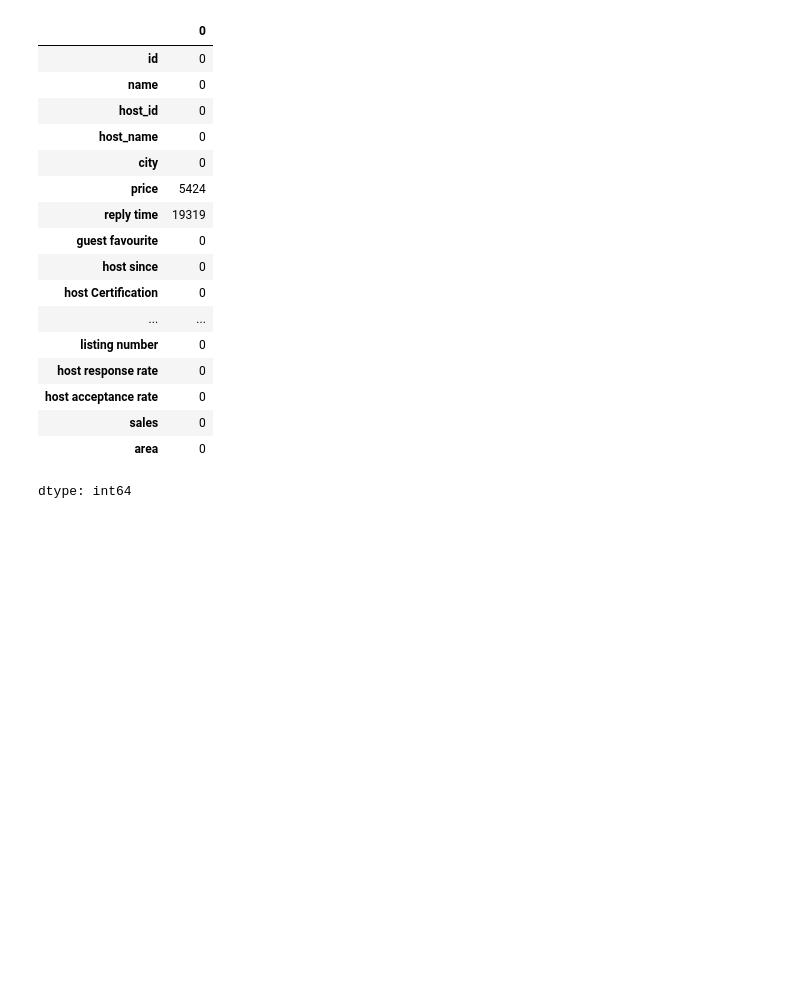
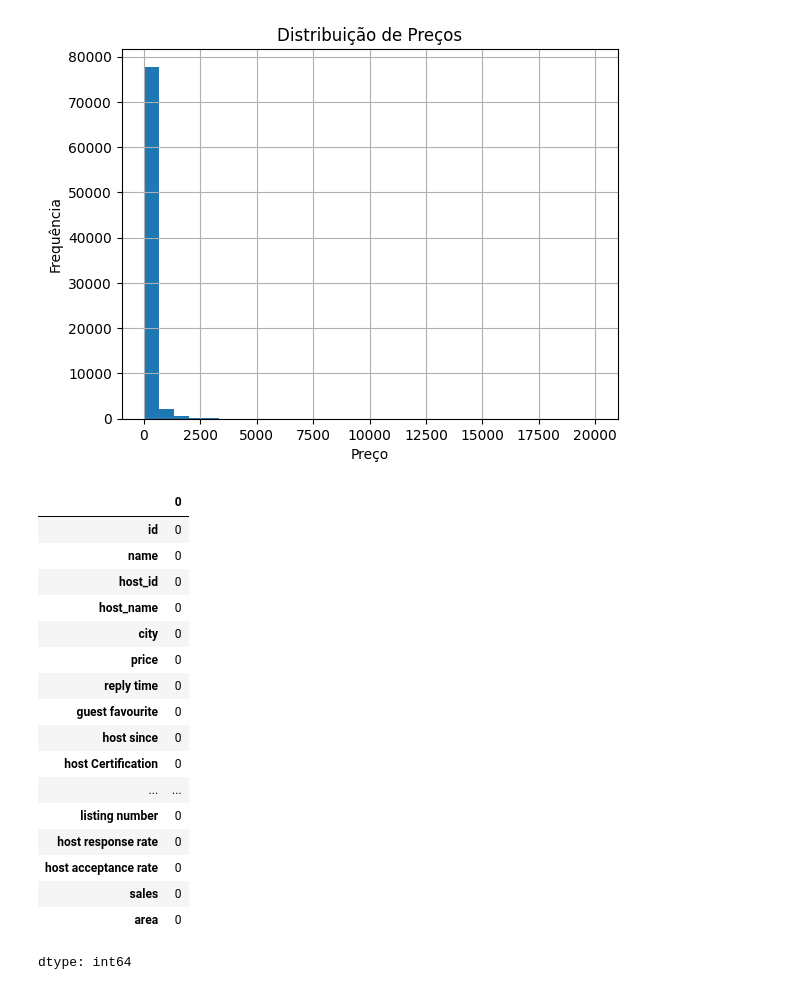
Before and after one commit to rian-souza/Airbnb-Inteligencia-de-Dados-Jul-Dez-2023, a Jupyter notebook: Airbnb_EDA.ipynb, the cells around one changed output. Cells and saved outputs as stored; diff of their text form; code cells hidden in the pictures; blank space fills up the shorter version.

```diff
--- a/Airbnb_EDA.ipynb
+++ b/Airbnb_EDA.ipynb
@@ -3,34 +3,46 @@
 # %%
 import pandas as pd
 import numpy as np
 import matplotlib.pyplot as plt
 %matplotlib inline
 
 df = pd.read_csv("/content/Airbnb_site_hotel new.csv", dtype=str)
 
 df['price'] = df['price'].str.replace(',', '.').str.replace('[^0-9.]', '', regex=True).astype(float)
 
 df["host Certification"] = pd.to_numeric(df["host Certification"], errors='coerce')
 df["host Certification"] = df["host Certification"].fillna(df["host Certification"].mean())
 df["room_type"] = df["room_type"].fillna(df["room_type"].mode()[0])
 df["host total listings count"] = df["host total listings count"].fillna(df["host total listings count"].mode()[0])
 df["consumer"] = df["consumer"].fillna(df["consumer"].mode()[0])
 
 df["host response rate"] = df["host response rate"].str.replace(",", ".").str.rstrip("%").astype(float)
 df["host acceptance rate"] = df["host acceptance rate"].str.replace(",", ".").str.rstrip("%").astype(float)
 
 df["price"] = df["price"].astype(float)
 
+df["price"].hist(bins=30)
+plt.title("Distribuição de Preços")
+plt.xlabel("Preço")
+plt.ylabel("Frequência")
+plt.show()
+
+df["reply time"] = df["reply time"].fillna(df["reply time"].mode()[0])
+
+mediana_price = df["price"].median()
+df["price"] = df["price"].fillna(mediana_price)
+
 df.isnull().sum()
 # %% [output]
+[figure, added]
 |  | 0 |
 | id | 0 |
 | name | 0 |
 | host_id | 0 |
 | host_name | 0 |
 | city | 0 |
-| price | 5424 |
-| reply time | 19319 |
+| price | 0 |
+| reply time | 0 |
 | guest favourite | 0 |
 | host since | 0 |
 | host Certification | 0 |
```
